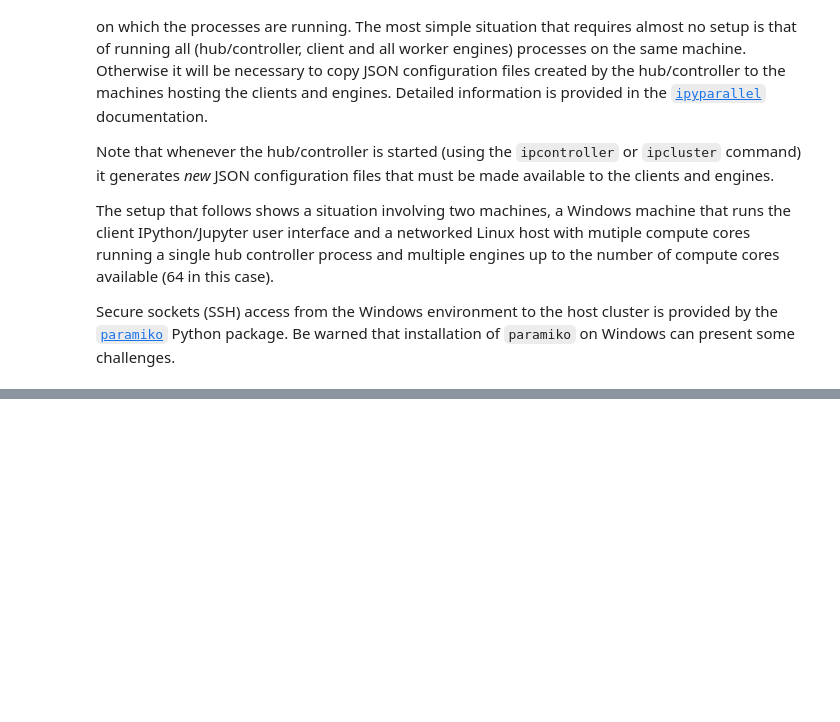
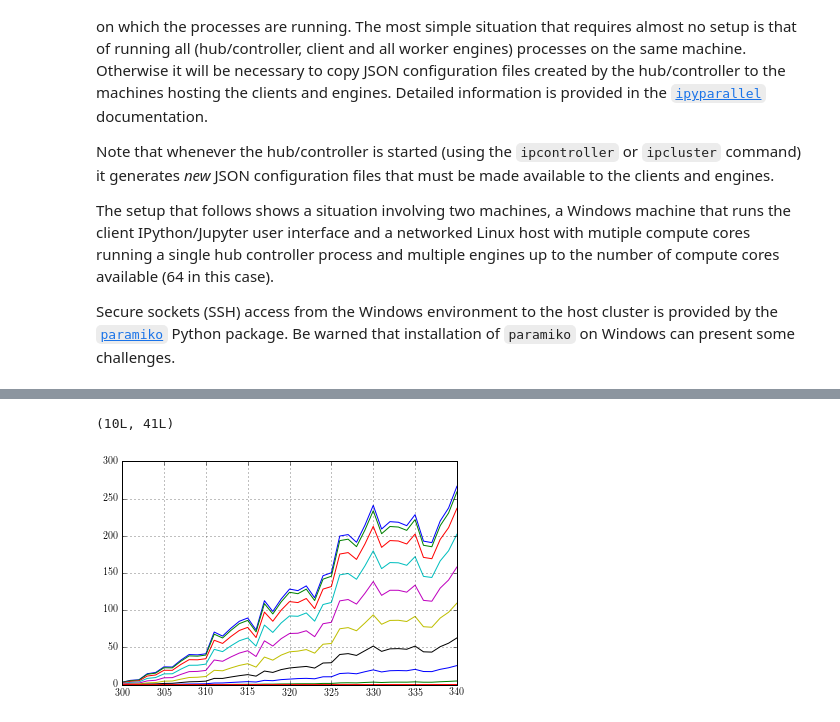
Before and after one commit to derekjgriffith/nbMORTICIA, a Jupyter notebook: rad/05a-libRadtran-ipyparallel.ipynb, the cells around one changed output, grey strips where cells are left out. Cells and saved outputs as stored; diff of their text form; code cells hidden in the pictures; blank space fills up the shorter version.

```diff
--- a/rad/05a-libRadtran-ipyparallel.ipynb
+++ b/rad/05a-libRadtran-ipyparallel.ipynb
@@ -15,0 +61,8 @@ Secure sockets (SSH) access from the Windows environment to the host cluster is
+# %%
+# Obtain a "load-balanced" view of the engine cluster
+paraview = paraclient.load_balanced_view()
+# Set the view to blocking mode, which means that we wait for all engines to complete the task before
+# control is returned to the client
+paraview.block = True
+# %%
+paraview.track = True  # Not yet sure if this is required and what it means
@@ -15,0 +94,15 @@ Secure sockets (SSH) access from the Windows environment to the host cluster is
+# %%
+# Now try to run the batch on the cluster
+libRadBatch = paraview.map(librad.Case.run, libRadBatch)
+# %%
+edir = np.vstack([libRadBatch[i].edir for i in range(len(libRadBatch))])
+
+edir.shape
+# %% [output]
+(10L, 41L)
+# %%
+# Plot direct irradiance for all 10 cases
+plt.plot(libRadBatch[0].wvl, edir.T)
+plt.grid()
+# %% [output]
+[figure, added]
```
Also changed, not shown: parts of 6 cells of this notebook.
